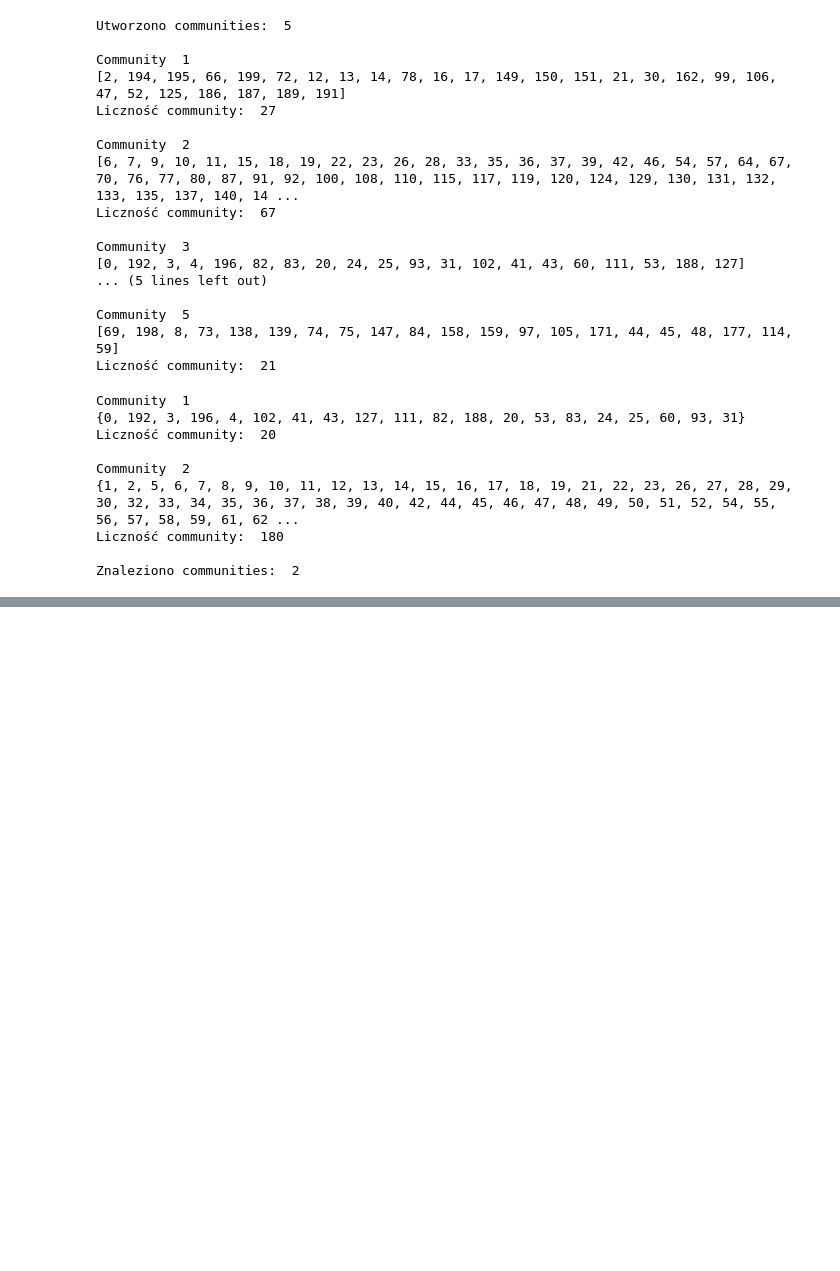
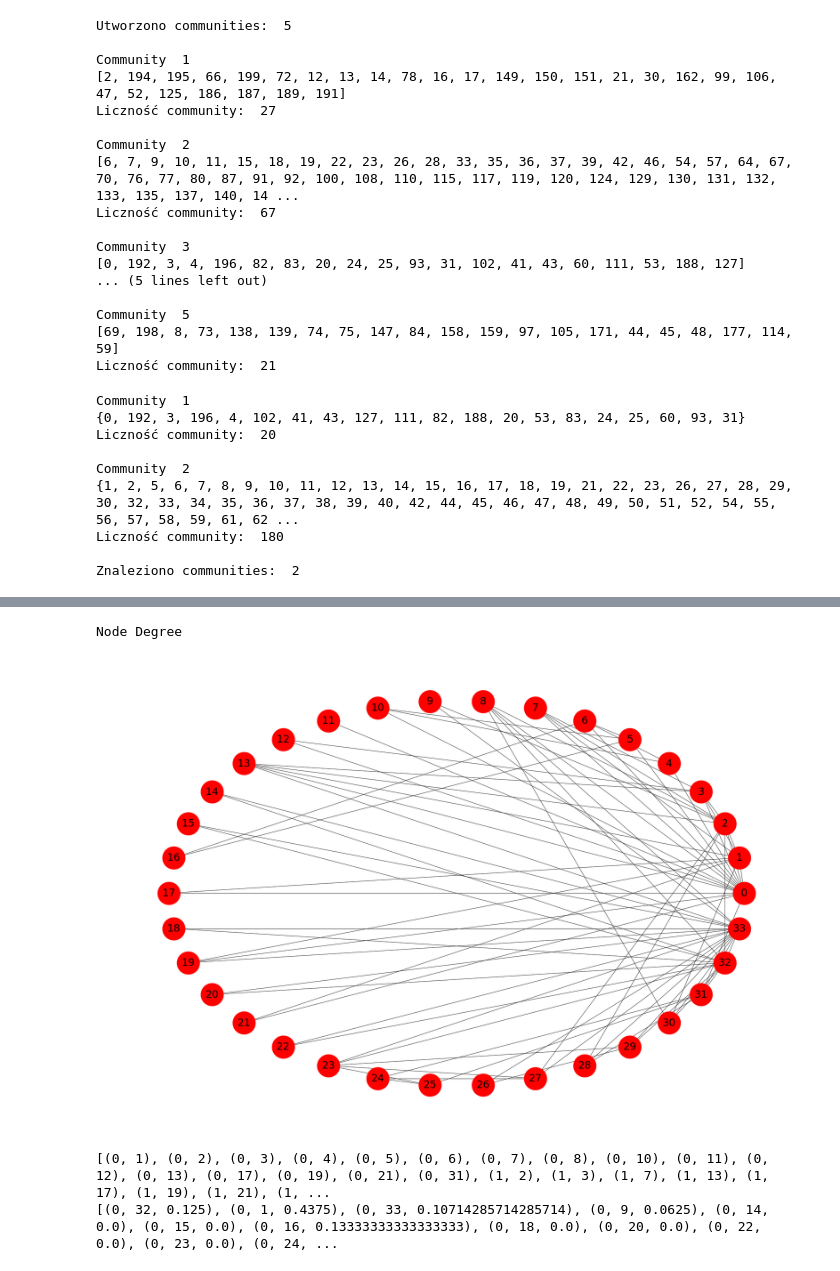
Before and after one commit to grzegorzborkowski/networkx-tutorial, a Jupyter notebook: NetworkX.ipynb, the cells around one changed output, grey strips where cells are left out. Cells and saved outputs as stored; diff of their text form; code cells hidden in the pictures; blank space fills up the shorter version.

Commit message:
Link prediction using Jaccard coefficient for Karate

```diff
--- a/NetworkX.ipynb
+++ b/NetworkX.ipynb
@@ -239,0 +242,27 @@ plt.show()
+# %%
+import random
+
+def remove_random_edges(Graph, k=0.1):
+    edges = Graph.edges()
+    edges_to_remove = random.sample(edges, 10)
+    for edge_to_rmv in edges_to_remove:
+        G.remove_edge(edge_to_rmv[0], edge_to_rmv[1])
+    return G, edges_to_remove
+
+
+G = nx.karate_club_graph()
+G_with_removed_edges, removed_edges = remove_random_edges(G)
+# %%
+
+print("Node Degree")
+plt.figure(figsize=(30,20))
+nx.draw_circular(G, with_labels=True, node_size=5000, font_size=32)
+plt.show()
+
+
+print(list(nx.jaccard_coefficient(G)))
+# %% [output]
+Node Degree
+[figure, added]
+[(0, 1), (0, 2), (0, 3), (0, 4), (0, 5), (0, 6), (0, 7), (0, 8), (0, 10), (0, 11), (0, 12), (0, 13), (0, 17), (0, 19), (0, 21), (0, 31), (1, 2), (1, 3), (1, 7), (1, 13), (1, 17), (1, 19), (1, 21), (1, ...
+[(0, 32, 0.125), (0, 1, 0.4375), (0, 33, 0.10714285714285714), (0, 9, 0.0625), (0, 14, 0.0), (0, 15, 0.0), (0, 16, 0.13333333333333333), (0, 18, 0.0), (0, 20, 0.0), (0, 22, 0.0), (0, 23, 0.0), (0, 24, ...
```
Also changed, not shown: parts of 6 cells of this notebook.
